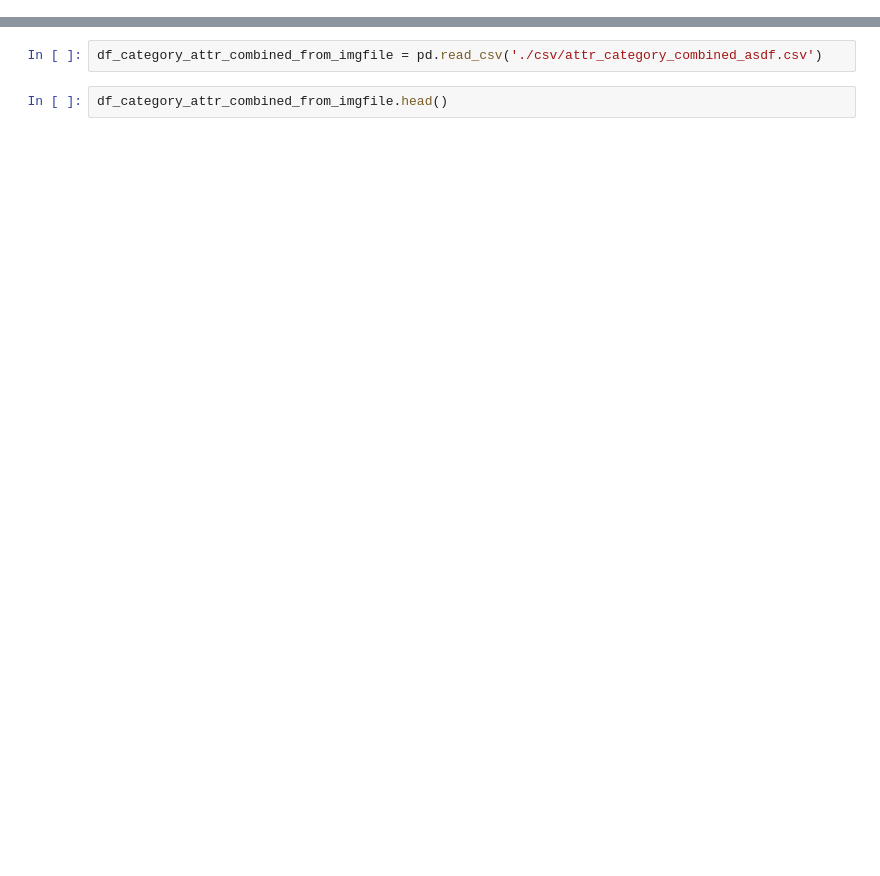
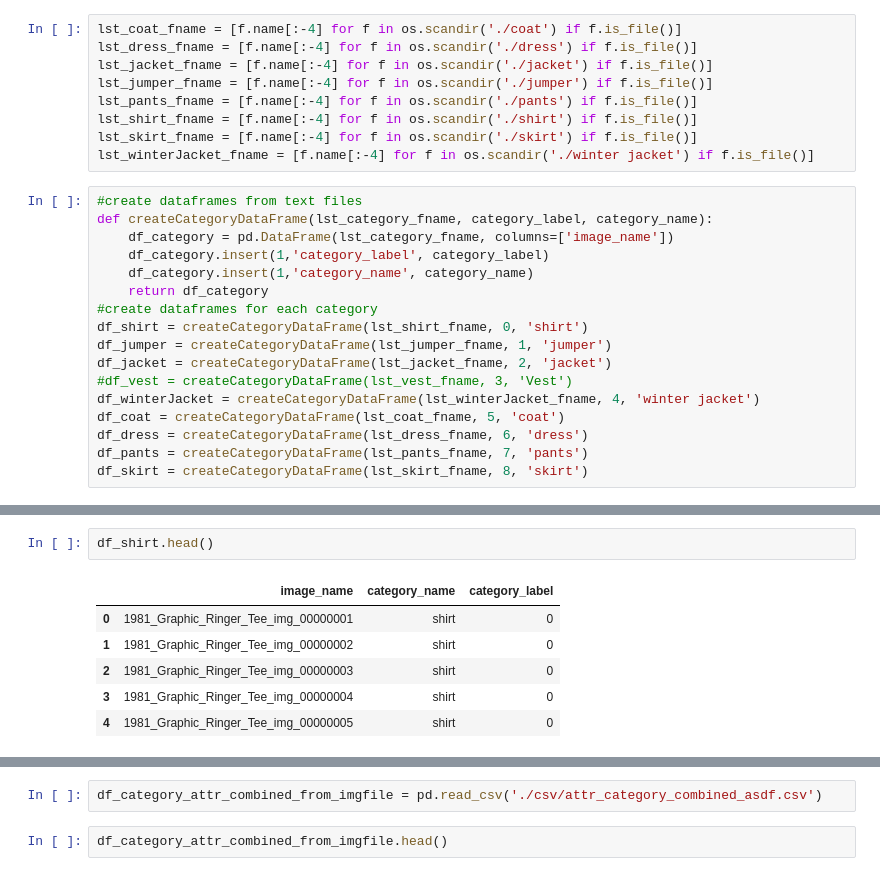
Before and after one commit to starsuzi/deep-fashion, a Jupyter notebook: Untitled1.ipynb, the cells around one changed output, grey strips where cells are left out. Drawn from its saved outputs; the diff is of its cells as text; blank space fills up the shorter version.

```diff
--- a/Untitled1.ipynb
+++ b/Untitled1.ipynb
@@ -4,0 +8,26 @@ import csv
+# %%
+lst_coat_fname = [f.name[:-4] for f in os.scandir('./coat') if f.is_file()]
+lst_dress_fname = [f.name[:-4] for f in os.scandir('./dress') if f.is_file()]
+lst_jacket_fname = [f.name[:-4] for f in os.scandir('./jacket') if f.is_file()]
+lst_jumper_fname = [f.name[:-4] for f in os.scandir('./jumper') if f.is_file()]
+lst_pants_fname = [f.name[:-4] for f in os.scandir('./pants') if f.is_file()]
+lst_shirt_fname = [f.name[:-4] for f in os.scandir('./shirt') if f.is_file()]
+lst_skirt_fname = [f.name[:-4] for f in os.scandir('./skirt') if f.is_file()]
+lst_winterJacket_fname = [f.name[:-4] for f in os.scandir('./winter jacket') if f.is_file()]
+# %%
+#create dataframes from text files
+def createCategoryDataFrame(lst_category_fname, category_label, category_name):
+    df_category = pd.DataFrame(lst_category_fname, columns=['image_name'])
+    df_category.insert(1,'category_label', category_label)
+    df_category.insert(1,'category_name', category_name)
+    return df_category
+#create dataframes for each category
+df_shirt = createCategoryDataFrame(lst_shirt_fname, 0, 'shirt')
+df_jumper = createCategoryDataFrame(lst_jumper_fname, 1, 'jumper')
+df_jacket = createCategoryDataFrame(lst_jacket_fname, 2, 'jacket')
+#df_vest = createCategoryDataFrame(lst_vest_fname, 3, 'Vest')
+df_winterJacket = createCategoryDataFrame(lst_winterJacket_fname, 4, 'winter jacket')
+df_coat = createCategoryDataFrame(lst_coat_fname, 5, 'coat')
+df_dress = createCategoryDataFrame(lst_dress_fname, 6, 'dress')
+df_pants = createCategoryDataFrame(lst_pants_fname, 7, 'pants')
+df_skirt = createCategoryDataFrame(lst_skirt_fname, 8, 'skirt')
@@ -4,0 +53,9 @@ import csv
+# %%
+df_shirt.head()
+# %% [output]
+|  | image_name | category_name | category_label |
+| 0 | 1981_Graphic_Ringer_Tee_img_00000001 | shirt | 0 |
+| 1 | 1981_Graphic_Ringer_Tee_img_00000002 | shirt | 0 |
+| 2 | 1981_Graphic_Ringer_Tee_img_00000003 | shirt | 0 |
+| 3 | 1981_Graphic_Ringer_Tee_img_00000004 | shirt | 0 |
+| 4 | 1981_Graphic_Ringer_Tee_img_00000005 | shirt | 0 |
```
Also changed, not shown: parts of 13 cells of this notebook, 11 other files.
